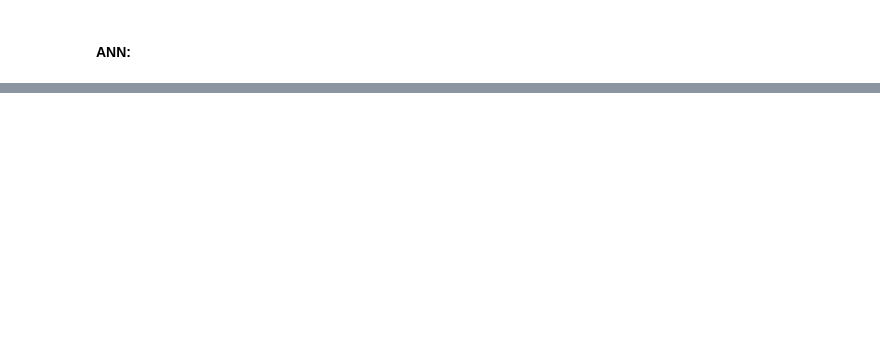
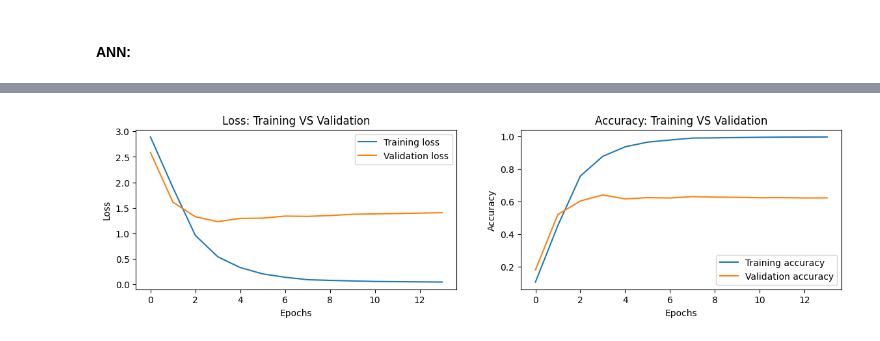
Before and after one commit to imenkenza/News-groups-classification, a Jupyter notebook: TopicsClassification.ipynb, the cells around one changed output, grey strips where cells are left out. Drawn from its saved outputs; the diff is of its cells as text; code cells hidden in the pictures; blank space fills up the shorter version.

```diff
--- a/TopicsClassification.ipynb
+++ b/TopicsClassification.ipynb
@@ -183,17 +224,21 @@ from tensorflow.keras.layers import Embedding, Flatten, Dense
 le= LabelEncoder()
 df['encoded_label']=le.fit_transform(df['label'])
 # %%
-tokenizer= Tokenizer(num_words=10000)
+max_words=10000
+max_len=100
+embedding_dim=64
+tokenizer= Tokenizer(num_words=max_words, oov_token="<OOV>")
 tokenizer.fit_on_texts(df['text'])
 sequences= tokenizer.texts_to_sequences(df['text'])
-X=pad_sequences(sequences,maxlen=100)
+padded = pad_sequences(sequences, maxlen=max_len, padding='post', truncating='post')
+X=pad_sequences(sequences,maxlen=max_len)
 y=to_categorical(df['encoded_label'])
 # %%
-X_train, X_test, y_train, y_test=train_test_split(X,y,test_size=0.2,random_state=42)
-X_train, X_val, y_train, y_val= train_test_split(X_train,y_train,test_size=0.1,random_state=42)
+X_train1, X_test, y_train1, y_test=train_test_split(X,y,test_size=0.2,random_state=42,stratify=df['encoded_label'])
+X_train, X_val, y_train, y_val= train_test_split(X_train1,y_train1,test_size=0.1,random_state=42,stratify=y_train1)
 # %%
 model=Sequential()
-model.add(Embedding(input_dim=10000,output_dim=128,input_length=100))
+model.add(Embedding(input_dim=max_words,output_dim=embedding_dim,input_length=max_len))
 model.add(Flatten())
 model.add(Dense(64,activation='relu'))
 model.add(Dense(y.shape[1],activation='softmax'))
@@ -221,8 +284,9 @@ model.compile(optimizer='adam',loss='categorical_crossentropy',metrics=['accurac
 # %%
-model.fit(
+history=model.fit(
     X_train,y_train,
     validation_data=(X_val,y_val),
-    epochs=10,
-    batch_size=32,
+    epochs=100,
+    batch_size=128,
+    #callbacks=callbacks,
     verbose=2)
 # %% [output]
@@ -255,0 +342,22 @@ Test accuracy:0.5568119287490845
+# %%
+plt.figure(figsize=(14,7))
+
+plt.subplot(2, 2, 1)
+plt.plot(history.history['loss'],label='Training loss')
+plt.plot(history.history['val_loss'], label='Validation loss')
+plt.xlabel('Epochs')
+plt.ylabel('Loss')
+plt.title('Loss: Training VS Validation')
+plt.legend()
+
+plt.subplot(2, 2, 2)
+plt.plot(history.history['accuracy'],label='Training accuracy')
+plt.plot(history.history['val_accuracy'], label='Validation accuracy')
+plt.xlabel('Epochs')
+plt.ylabel('Accuracy')
+plt.title('Accuracy: Training VS Validation')
+plt.legend()
+
+plt.show()
+# %% [output]
+[figure, added]
```
Also changed, not shown: parts of 17 cells of this notebook, 2 other files.
